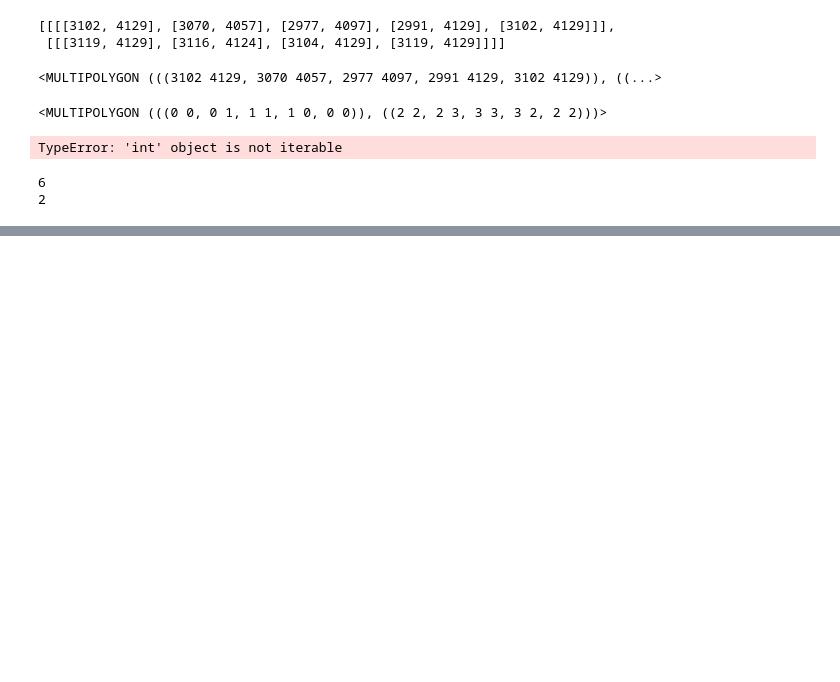
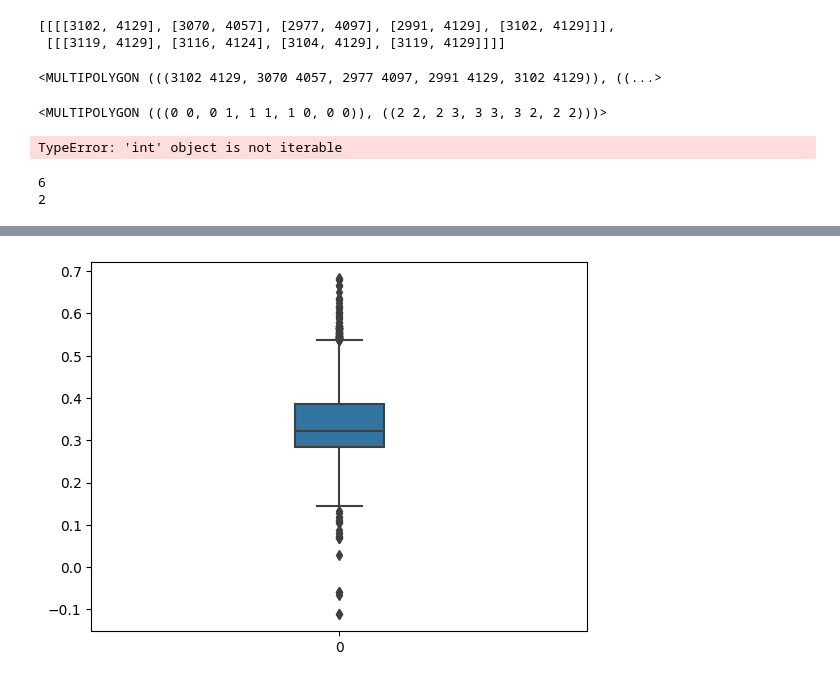
Before and after one commit to kraina-ai/map_diffusion, a Jupyter notebook: EDA/mvt_content/complex_geometry.ipynb, the cells around one changed output, grey strips where cells are left out. Drawn from its saved outputs; the diff is of its cells as text; code cells hidden in the pictures; blank space fills up the shorter version.

```diff
--- a/EDA/mvt_content/complex_geometry.ipynb
+++ b/EDA/mvt_content/complex_geometry.ipynb
@@ -197,0 +197,6 @@ ValueError: A very specific bad thing happened.
+# %%
+perc = pd.DataFrame(buildings['perc difference'])
+boxplot = sns.boxplot(data=perc, width=.18)
+plt.show()
+# %% [output]
+[figure, added]
```
Also changed, not shown: parts of 1 cell of this notebook.
